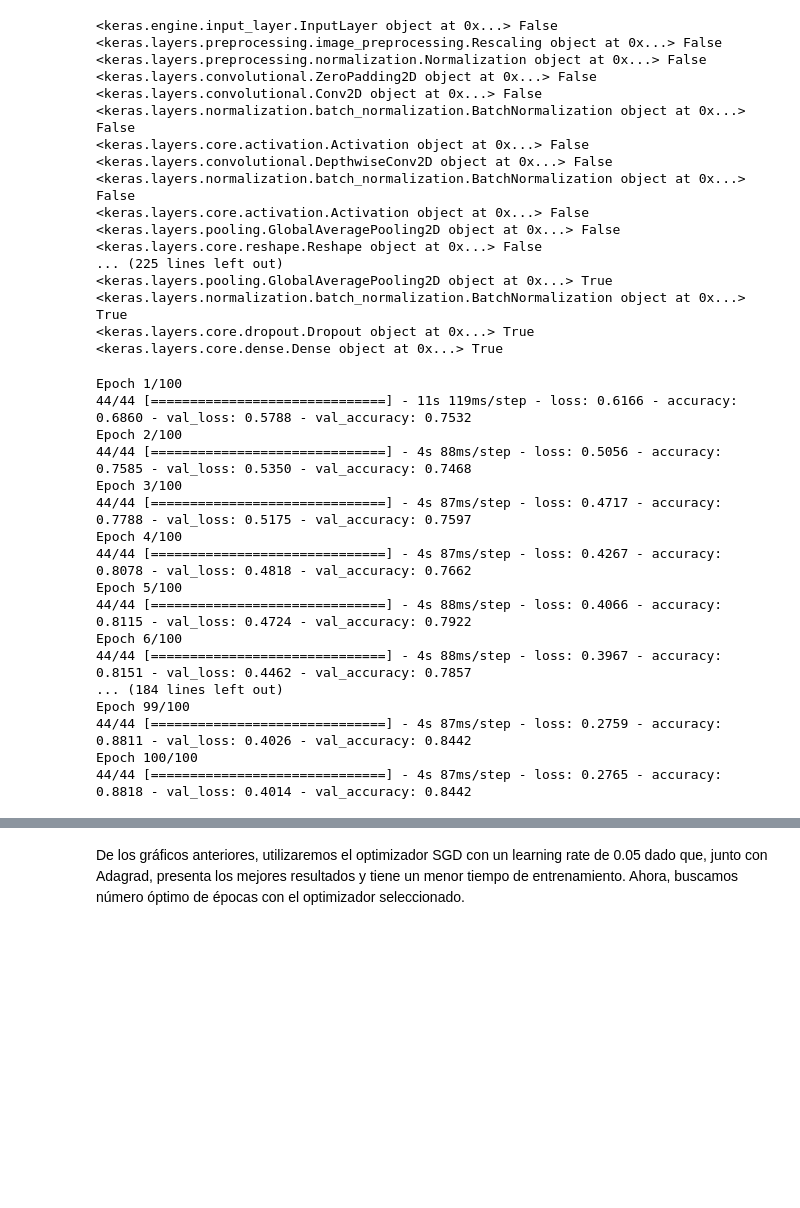
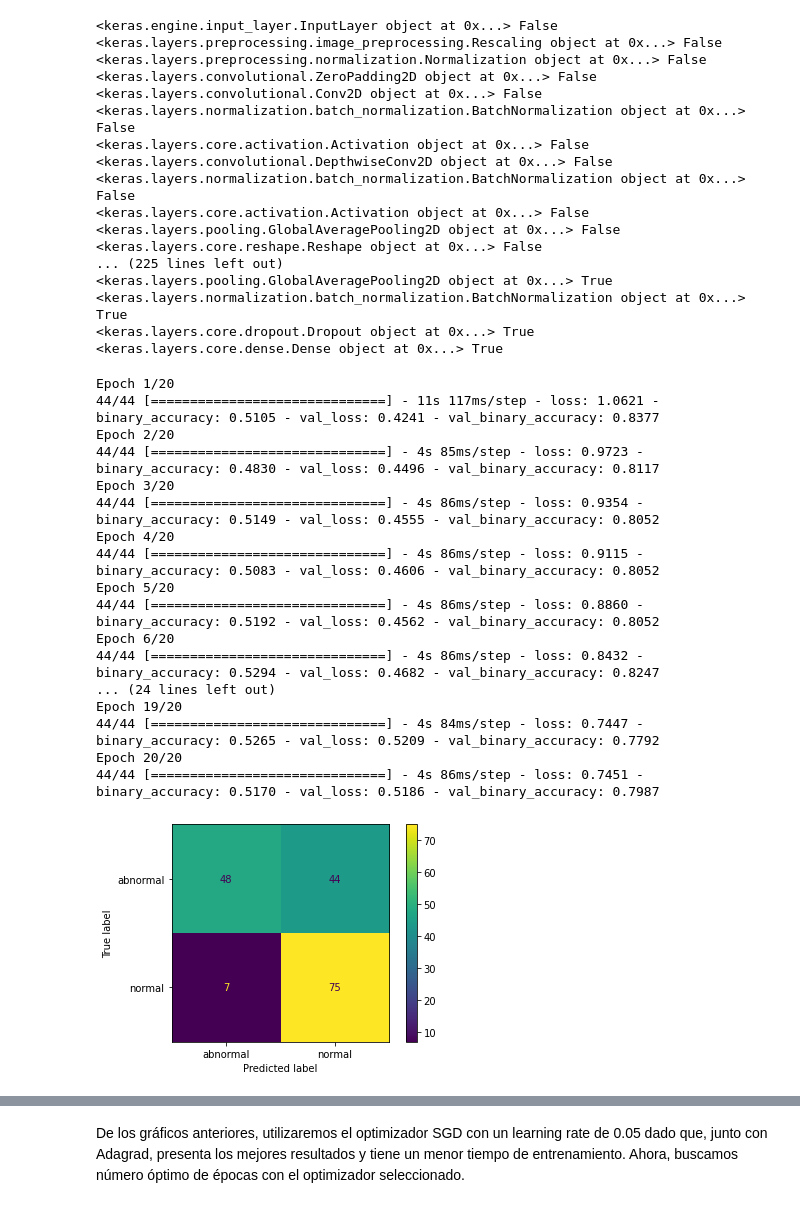
Before and after one commit to mtablado/uoc2022_deeplearning_pra, a Jupyter notebook: 2021-2_M2.875_PRA_mtabladol.ipynb, the cells around one changed output, grey strips where cells are left out. Drawn from its saved outputs; the diff is of its cells as text; code cells hidden in the pictures; blank space fills up the shorter version.

```diff
--- a/2021-2_M2.875_PRA_mtabladol.ipynb
+++ b/2021-2_M2.875_PRA_mtabladol.ipynb
@@ -260,33 +276,49 @@ for layer in model.layers:
 <keras.layers.core.dense.Dense object at 0x...> True
 # %%
 # Compile
-optimizer = SGD(learning_rate=0.01)
 model.compile(
-    optimizer=optimizer, loss="binary_crossentropy", metrics=["accuracy"]
+    optimizer=SGD(learning_rate=0.01),
+    loss=keras.losses.BinaryCrossentropy(from_logits=False),
+    metrics=[keras.metrics.BinaryAccuracy()]
 )
-
 # Entrenar el modelo
 t0 = timeit.default_timer()
-mfit = model.fit(train_ds, epochs=100, batch_size=128, validation_data=valid_ds)
+mfit = model.fit(train_ds, epochs=20, batch_size=128, validation_data=valid_ds)
 training_time_ann = timeit.default_timer() - t0
 # %% [output]
-Epoch 1/100
-44/44 [==============================] - 11s 119ms/step - loss: 0.6166 - accuracy: 0.6860 - val_loss: 0.5788 - val_accuracy: 0.7532
-Epoch 2/100
-44/44 [==============================] - 4s 88ms/step - loss: 0.5056 - accuracy: 0.7585 - val_loss: 0.5350 - val_accuracy: 0.7468
-Epoch 3/100
-44/44 [==============================] - 4s 87ms/step - loss: 0.4717 - accuracy: 0.7788 - val_loss: 0.5175 - val_accuracy: 0.7597
-Epoch 4/100
-44/44 [==============================] - 4s 87ms/step - loss: 0.4267 - accuracy: 0.8078 - val_loss: 0.4818 - val_accuracy: 0.7662
-Epoch 5/100
-44/44 [==============================] - 4s 88ms/step - loss: 0.4066 - accuracy: 0.8115 - val_loss: 0.4724 - val_accuracy: 0.7922
-Epoch 6/100
-44/44 [==============================] - 4s 88ms/step - loss: 0.3967 - accuracy: 0.8151 - val_loss: 0.4462 - val_accuracy: 0.7857
-... (184 lines left out)
-Epoch 99/100
-44/44 [==============================] - 4s 87ms/step - loss: 0.2759 - accuracy: 0.8811 - val_loss: 0.4026 - val_accuracy: 0.8442
-Epoch 100/100
-44/44 [==============================] - 4s 87ms/step - loss: 0.2765 - accuracy: 0.8818 - val_loss: 0.4014 - val_accuracy: 0.8442
+Epoch 1/20
+44/44 [==============================] - 11s 117ms/step - loss: 1.0621 - binary_accuracy: 0.5105 - val_loss: 0.4241 - val_binary_accuracy: 0.8377
+Epoch 2/20
+44/44 [==============================] - 4s 85ms/step - loss: 0.9723 - binary_accuracy: 0.4830 - val_loss: 0.4496 - val_binary_accuracy: 0.8117
+Epoch 3/20
+44/44 [==============================] - 4s 86ms/step - loss: 0.9354 - binary_accuracy: 0.5149 - val_loss: 0.4555 - val_binary_accuracy: 0.8052
+Epoch 4/20
+44/44 [==============================] - 4s 86ms/step - loss: 0.9115 - binary_accuracy: 0.5083 - val_loss: 0.4606 - val_binary_accuracy: 0.8052
+Epoch 5/20
+44/44 [==============================] - 4s 86ms/step - loss: 0.8860 - binary_accuracy: 0.5192 - val_loss: 0.4562 - val_binary_accuracy: 0.8052
+Epoch 6/20
+44/44 [==============================] - 4s 86ms/step - loss: 0.8432 - binary_accuracy: 0.5294 - val_loss: 0.4682 - val_binary_accuracy: 0.8247
+... (24 lines left out)
+Epoch 19/20
+44/44 [==============================] - 4s 84ms/step - loss: 0.7447 - binary_accuracy: 0.5265 - val_loss: 0.5209 - val_binary_accuracy: 0.7792
+Epoch 20/20
+44/44 [==============================] - 4s 86ms/step - loss: 0.7451 - binary_accuracy: 0.5170 - val_loss: 0.5186 - val_binary_accuracy: 0.7987
+# %%
+from tensorflow import concat, argmax
+def predict_and_plot_confussion_matrix(model, test_ds):
+  y_pred = model.predict(test_ds)
+  pred_categories = y_pred.round()
+  true_categories = concat([y for x, y in test_ds], axis=0)
+
+  fig, ax = plt.subplots()
+  cm = confusion_matrix(true_categories, pred_categories)
+  disp = ConfusionMatrixDisplay(confusion_matrix=cm , display_labels=["abnormal", "normal"])
+  disp.plot(ax=ax)
+  plt.show()
+
+predict_and_plot_confussion_matrix(model, test_ds)
+# %% [output]
+[figure, added]
 # %%
 #Function to compute several models changing Optimizers and learning rate
 def compute(model, train_ds, valid_ds):
```
Also changed, not shown: parts of 20 cells of this notebook.
